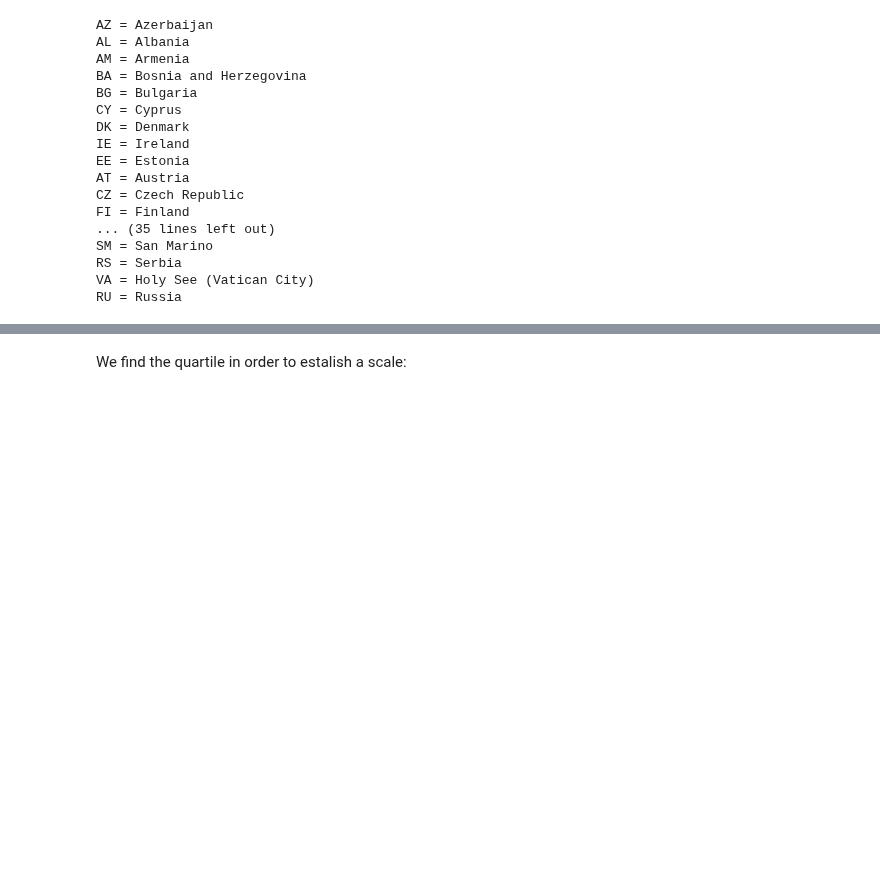
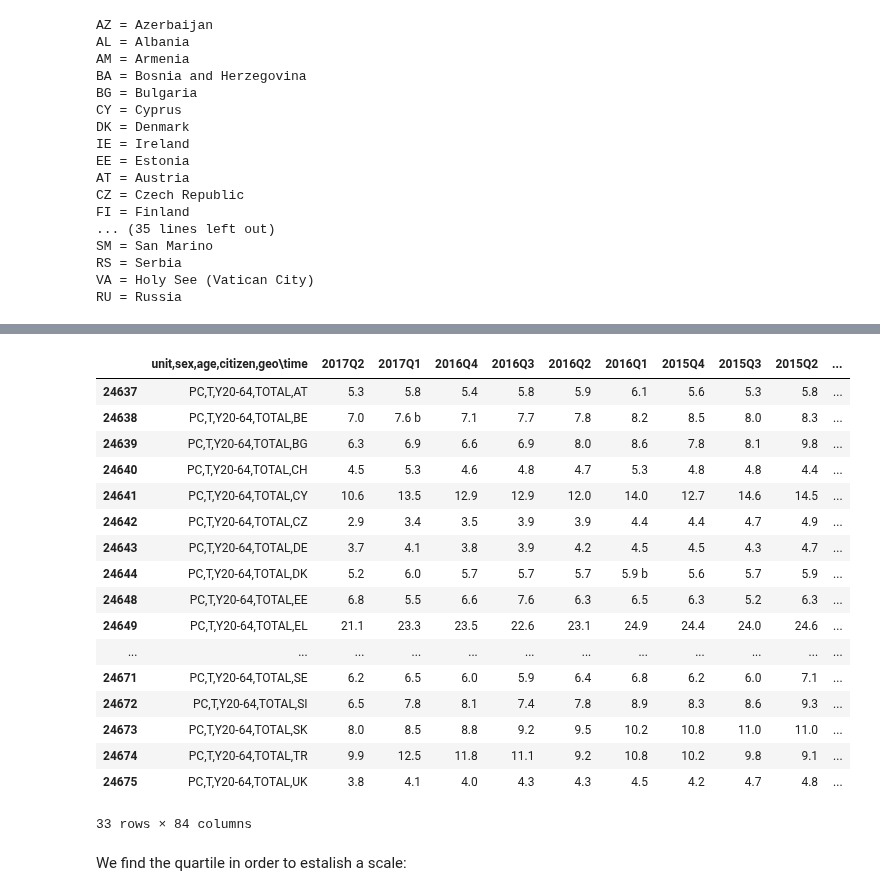
Before and after one commit to Piloumpicou/ADA-Unexpected-Match, a Jupyter notebook: 03 - Interactive Viz/Homework 3.ipynb, the cells around one changed output, grey strips where cells are left out. Drawn from its saved outputs; the diff is of its cells as text; code cells hidden in the pictures; blank space fills up the shorter version.

```diff
--- a/03 - Interactive Viz/Homework 3.ipynb
+++ b/03 - Interactive Viz/Homework 3.ipynb
@@ -175,5 +180,27 @@ Who the fuck map United Kindom with GB ???
 # %%
-datafilter.loc[datafilter["geo"]=="UK","geo"]="GB"
+datafilter.loc[datafilter['geo']=='UK', 'geo'] = 'GB'
+datafilter.loc[datafilter['geo']=='EL', 'geo'] = 'GR'
+# %%
+datafilter
+# %% [output]
+|  | unit,sex,age,citizen,geo\time | 2017Q2 | 2017Q1 | 2016Q4 | 2016Q3 | 2016Q2 | 2016Q1 | 2015Q4 | 2015Q3 | 2015Q2 | ... |
+| 24637 | PC,T,Y20-64,TOTAL,AT | 5.3 | 5.8 | 5.4 | 5.8 | 5.9 | 6.1 | 5.6 | 5.3 | 5.8 | ... |
+| 24638 | PC,T,Y20-64,TOTAL,BE | 7.0 | 7.6 b | 7.1 | 7.7 | 7.8 | 8.2 | 8.5 | 8.0 | 8.3 | ... |
+| 24639 | PC,T,Y20-64,TOTAL,BG | 6.3 | 6.9 | 6.6 | 6.9 | 8.0 | 8.6 | 7.8 | 8.1 | 9.8 | ... |
+| 24640 | PC,T,Y20-64,TOTAL,CH | 4.5 | 5.3 | 4.6 | 4.8 | 4.7 | 5.3 | 4.8 | 4.8 | 4.4 | ... |
+| 24641 | PC,T,Y20-64,TOTAL,CY | 10.6 | 13.5 | 12.9 | 12.9 | 12.0 | 14.0 | 12.7 | 14.6 | 14.5 | ... |
+| 24642 | PC,T,Y20-64,TOTAL,CZ | 2.9 | 3.4 | 3.5 | 3.9 | 3.9 | 4.4 | 4.4 | 4.7 | 4.9 | ... |
+| 24643 | PC,T,Y20-64,TOTAL,DE | 3.7 | 4.1 | 3.8 | 3.9 | 4.2 | 4.5 | 4.5 | 4.3 | 4.7 | ... |
+| 24644 | PC,T,Y20-64,TOTAL,DK | 5.2 | 6.0 | 5.7 | 5.7 | 5.7 | 5.9 b | 5.6 | 5.7 | 5.9 | ... |
+| 24648 | PC,T,Y20-64,TOTAL,EE | 6.8 | 5.5 | 6.6 | 7.6 | 6.3 | 6.5 | 6.3 | 5.2 | 6.3 | ... |
+| 24649 | PC,T,Y20-64,TOTAL,EL | 21.1 | 23.3 | 23.5 | 22.6 | 23.1 | 24.9 | 24.4 | 24.0 | 24.6 | ... |
+| ... | ... | ... | ... | ... | ... | ... | ... | ... | ... | ... | ... |
+| 24671 | PC,T,Y20-64,TOTAL,SE | 6.2 | 6.5 | 6.0 | 5.9 | 6.4 | 6.8 | 6.2 | 6.0 | 7.1 | ... |
+| 24672 | PC,T,Y20-64,TOTAL,SI | 6.5 | 7.8 | 8.1 | 7.4 | 7.8 | 8.9 | 8.3 | 8.6 | 9.3 | ... |
+| 24673 | PC,T,Y20-64,TOTAL,SK | 8.0 | 8.5 | 8.8 | 9.2 | 9.5 | 10.2 | 10.8 | 11.0 | 11.0 | ... |
+| 24674 | PC,T,Y20-64,TOTAL,TR | 9.9 | 12.5 | 11.8 | 11.1 | 9.2 | 10.8 | 10.2 | 9.8 | 9.1 | ... |
+| 24675 | PC,T,Y20-64,TOTAL,UK | 3.8 | 4.1 | 4.0 | 4.3 | 4.3 | 4.5 | 4.2 | 4.7 | 4.8 | ... |
+33 rows × 84 columns
 # %% [markdown]
 We find the quartile in order to estalish a scale:
 # %%
```
Also changed, not shown: parts of 7 cells of this notebook.
